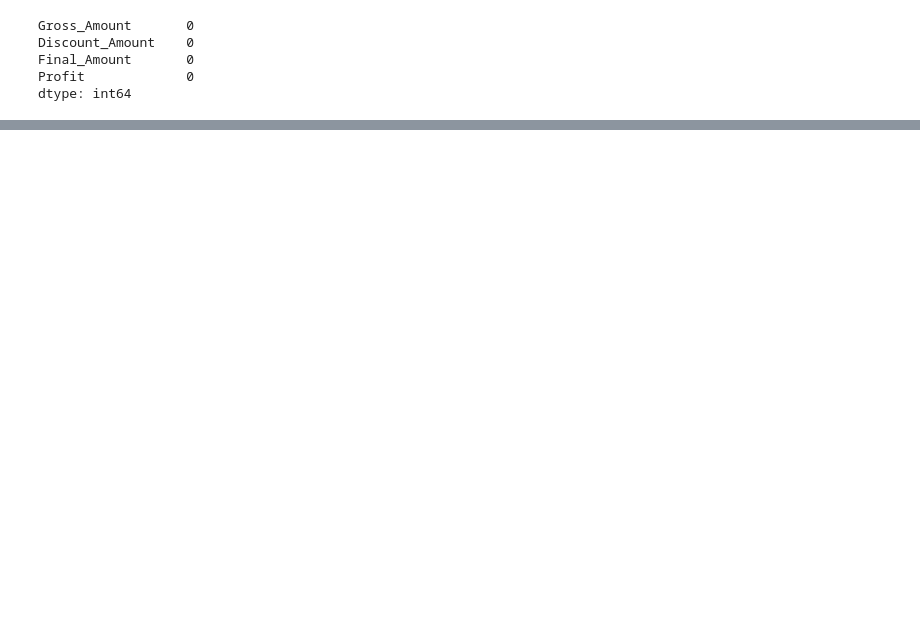
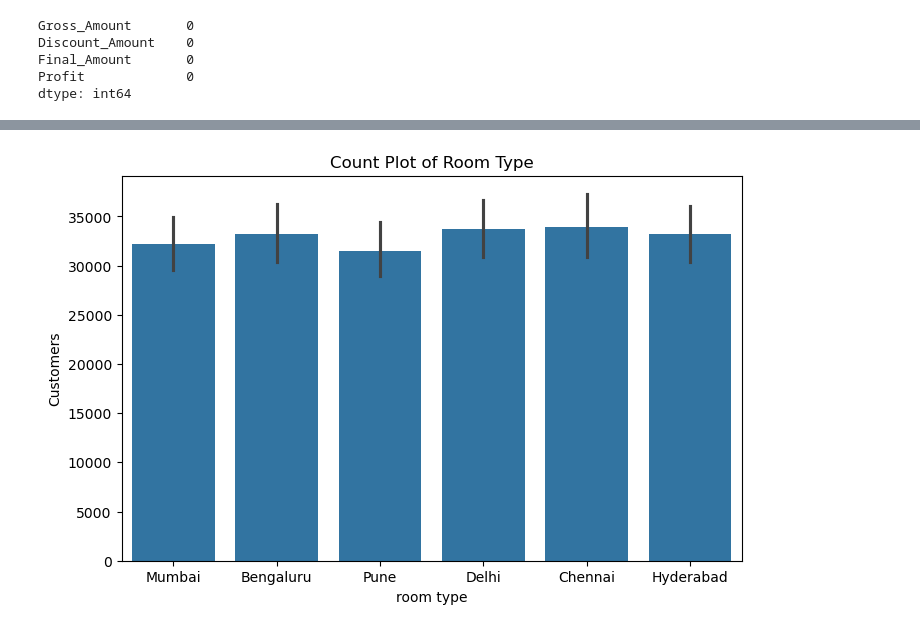
Before and after one commit to ParitoshAttketi/Jupyter_python_work, a Jupyter notebook: day39tasks.ipynb, the cells around one changed output, grey strips where cells are left out. Cells and saved outputs as stored; diff of their text form; code cells hidden in the pictures; blank space fills up the shorter version.

```diff
--- a/day39tasks.ipynb
+++ b/day39tasks.ipynb
@@ -620,0 +786,20 @@ df
+# %%
+#3. Bar Plot of Average Final Amount by City
+#What to plot: Average spending (Final Amount) in each city
+#Columns: City, Final Amount
+#Required: City cleaned, Final Amount numeric
+#Easy explanation: Shows which city generates higher average revenue.
+plt.figure(figsize=(8, 5))
+
+sns.barplot(
+    data=df,
+    x="City",
+    y = "Final_Amount"
+)
+
+plt.title("Count Plot of Room Type")
+plt.xlabel("room type")
+plt.ylabel("Customers")
+plt.show()
+# %% [output]
+[figure, added]
```
Also changed, not shown: parts of 40 cells of this notebook, 2 other files.
